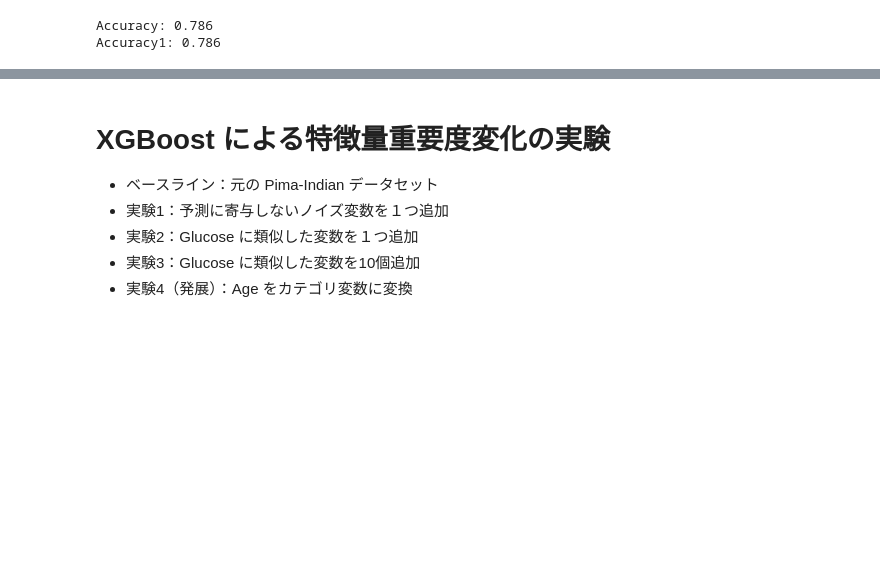
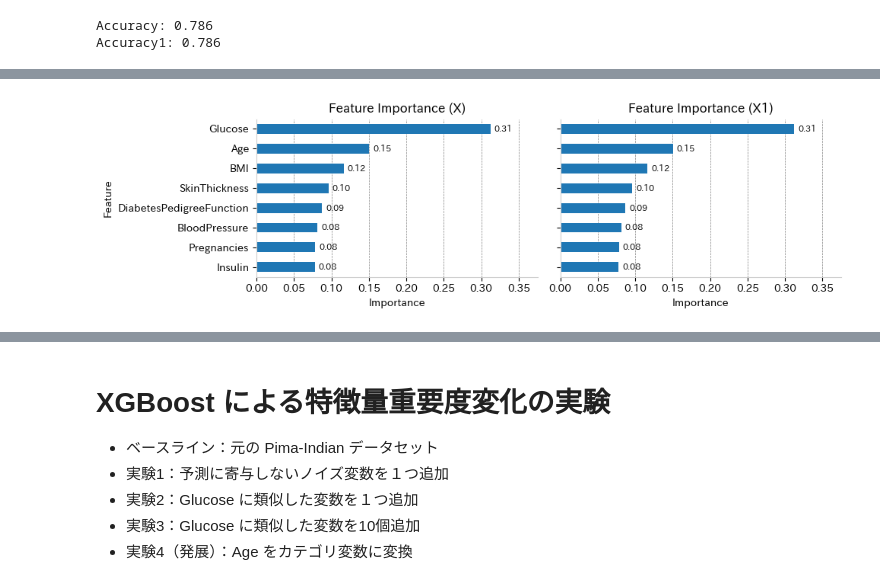
Before and after one commit to souldrive7/ECP, a Jupyter notebook: xgboost.ipynb, the cells around one changed output, grey strips where cells are left out. Drawn from its saved outputs; the diff is of its cells as text; code cells hidden in the pictures; blank space fills up the shorter version.

```diff
--- a/xgboost.ipynb
+++ b/xgboost.ipynb
@@ -212,0 +245,45 @@ interactive(children=(FloatSlider(value=8.5, description='Pregnancies', max=17.0
+# %%
+# 1行2列のサブプロットを作成（y軸を共有）
+fig, axes = plt.subplots(1, 2, figsize=(10, 3), sharey=True)
+
+for ax, df, title in zip(
+    axes,
+    [importance_df, importance_df1],
+    ["Feature Importance (X)", "Feature Importance (X1)"]
+):
+    # 横棒グラフ
+    df.plot(
+        kind="barh",
+        x="feature",
+        y="importance",
+        ax=ax,
+        legend=False
+    )
+    ax.invert_yaxis()
+    ax.set_xlim(0, df["importance"].max() * 1.2)        # ラベル余白を確保
+    ax.set_title(title)
+    ax.set_xlabel("Importance")
+    if ax is axes[0]:
+        ax.set_ylabel("Feature")
+    else:
+        ax.set_ylabel("")
+
+    # 数値ラベル
+    for bar in ax.patches:
+        x = bar.get_width()
+        y = bar.get_y() + bar.get_height() / 2
+        ax.text(x + 0.005, y, f"{x:.2f}", va="center", ha="left", fontsize=8)
+
+    # 背景グリッドとスパイン（枠線）の調整
+    ax.set_axisbelow(True)
+    ax.grid(axis="x", color="gray", linestyle="--", linewidth=0.5)
+    for spine in ["top", "right"]:
+        ax.spines[spine].set_visible(False)
+    for spine in ["bottom", "left"]:
+        ax.spines[spine].set_color("#CCCCCC")
+        ax.spines[spine].set_linewidth(0.8)
+
+plt.tight_layout()
+plt.show()
+# %% [output]
+[figure, added]
```
Also changed, not shown: parts of 40 cells of this notebook.
